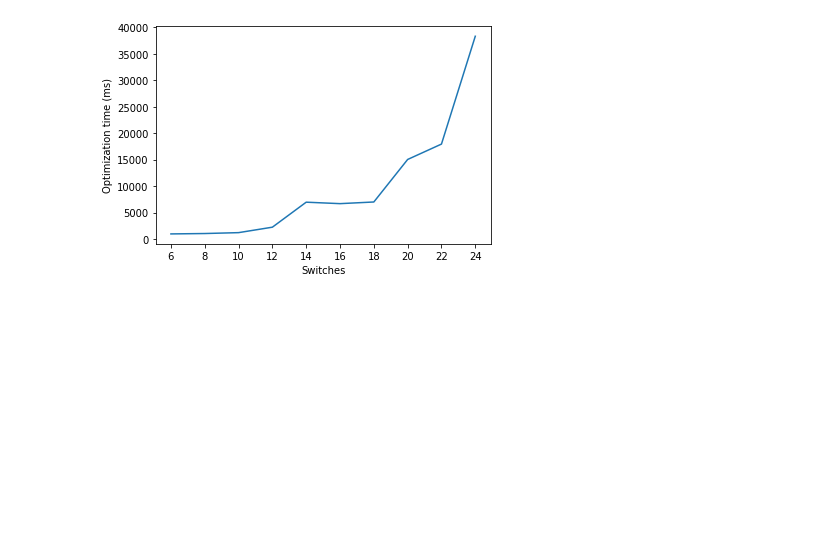
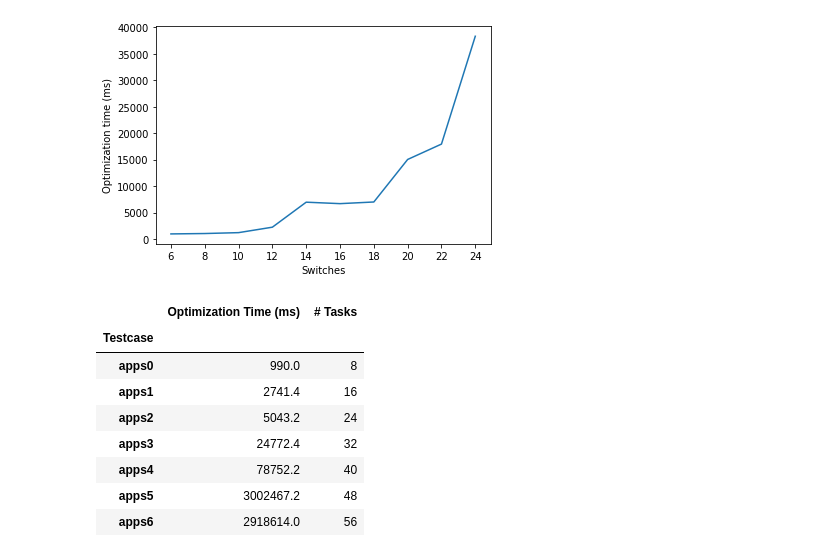
Before and after one commit to nreusch/TSNConf, a Jupyter notebook: results/scalability_figure/ScalabilityFigure.ipynb, the cells around one changed output. Cells and saved outputs as stored; diff of their text form; code cells hidden in the pictures; blank space fills up the shorter version.

```diff
--- a/results/scalability_figure/ScalabilityFigure.ipynb
+++ b/results/scalability_figure/ScalabilityFigure.ipynb
@@ -32,3 +32,19 @@ plt.ylabel("Optimization time (ms)")
 plt.show()
 # %% [output]
 [figure]
+# %%
+df = pd.read_csv('apps_cp.csv')
+df = df.sort_values(by=['Testcase'])
+df = df[["Testcase","# Tasks", "Optimization Time (ms)"]]
+df = df.groupby("Testcase").agg({"Optimization Time (ms)": np.mean, "# Tasks": np.mean})
+df
+# %% [output]
+|  | Optimization Time (ms) | # Tasks |
+| Testcase |  |  |
+| apps0 | 990.0 | 8 |
+| apps1 | 2741.4 | 16 |
+| apps2 | 5043.2 | 24 |
+| apps3 | 24772.4 | 32 |
+| apps4 | 78752.2 | 40 |
+| apps5 | 3002467.2 | 48 |
+| apps6 | 2918614.0 | 56 |
```
Also changed, not shown: parts of 1 cell of this notebook, 11 other files.
